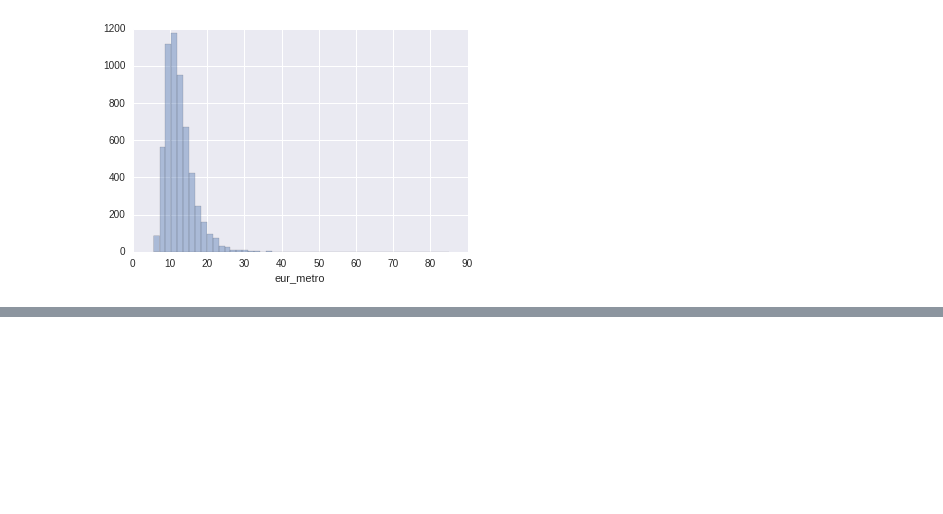
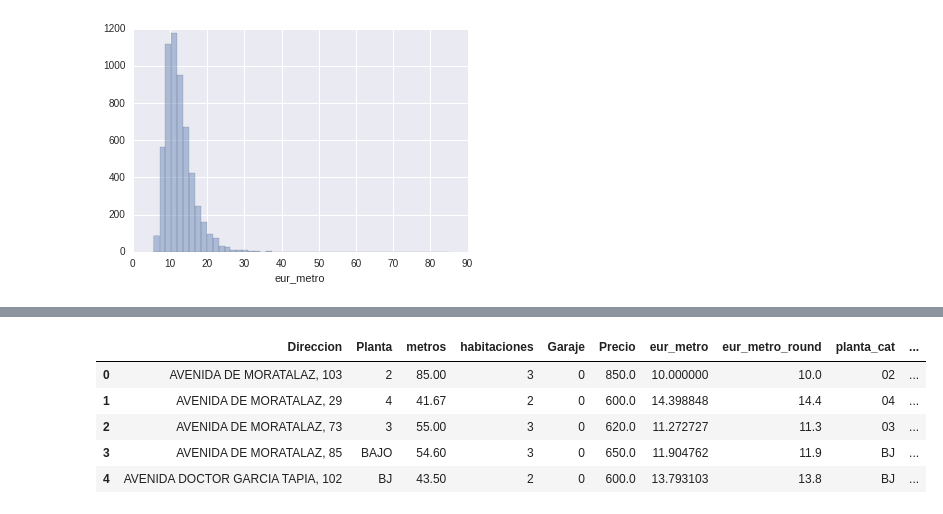
Before and after one commit to manuelmaestre/Proyecto_MDS, a Jupyter notebook: code/raw/02_Procesar_datos_IVIMA.ipynb, the cells around one changed output, grey strips where cells are left out. Saved outputs shown, nothing was run; the diff lists cells and outputs as text; code cells hidden in the pictures; blank space fills up the shorter version.

```diff
--- a/code/raw/02_Procesar_datos_IVIMA.ipynb
+++ b/code/raw/02_Procesar_datos_IVIMA.ipynb
@@ -144,0 +248,4 @@ planta_ivima.to_clipboard()
+# %%
+direcciones = rawdata['Direccion'].str.split(',', expand = True)
+# %%
+direcciones.drop(2, axis=1, inplace = True)
@@ -144,0 +256,9 @@ planta_ivima.to_clipboard()
+# %%
+rawdata.head()
+# %% [output]
+|  | Direccion | Planta | metros | habitaciones | Garaje | Precio | eur_metro | eur_metro_round | planta_cat | ... |
+| 0 | AVENIDA DE MORATALAZ, 103 | 2 | 85.00 | 3 | 0 | 850.0 | 10.000000 | 10.0 | 02 | ... |
+| 1 | AVENIDA DE MORATALAZ, 29 | 4 | 41.67 | 2 | 0 | 600.0 | 14.398848 | 14.4 | 04 | ... |
+| 2 | AVENIDA DE MORATALAZ, 73 | 3 | 55.00 | 3 | 0 | 620.0 | 11.272727 | 11.3 | 03 | ... |
+| 3 | AVENIDA DE MORATALAZ, 85 | BAJO | 54.60 | 3 | 0 | 650.0 | 11.904762 | 11.9 | BJ | ... |
+| 4 | AVENIDA DOCTOR GARCIA TAPIA, 102 | BJ | 43.50 | 2 | 0 | 600.0 | 13.793103 | 13.8 | BJ | ... |
```
Also changed, not shown: parts of 76 cells of this notebook.
